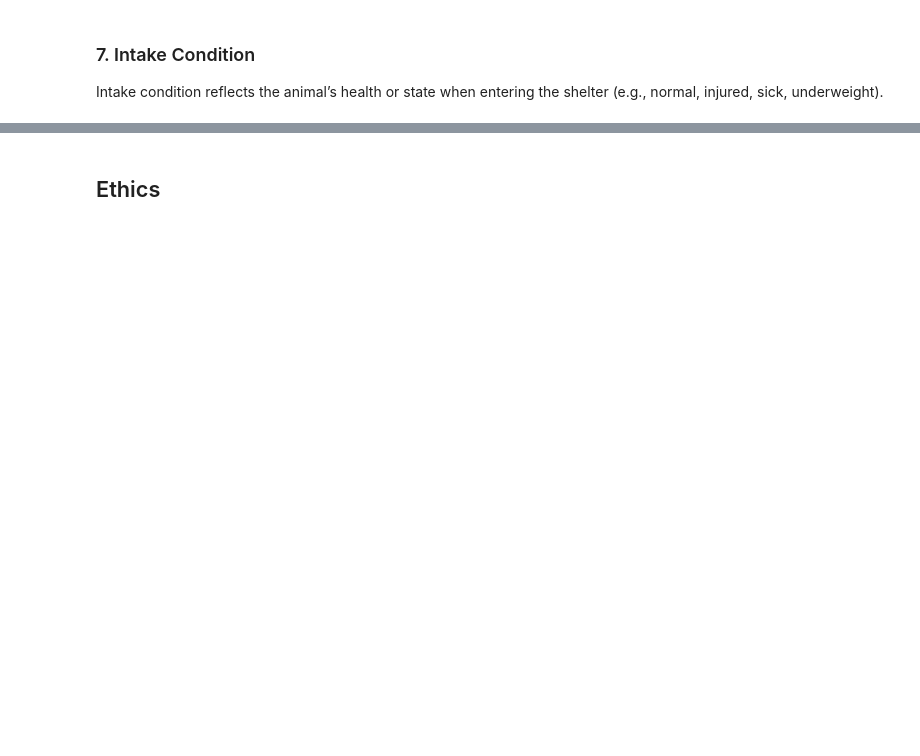
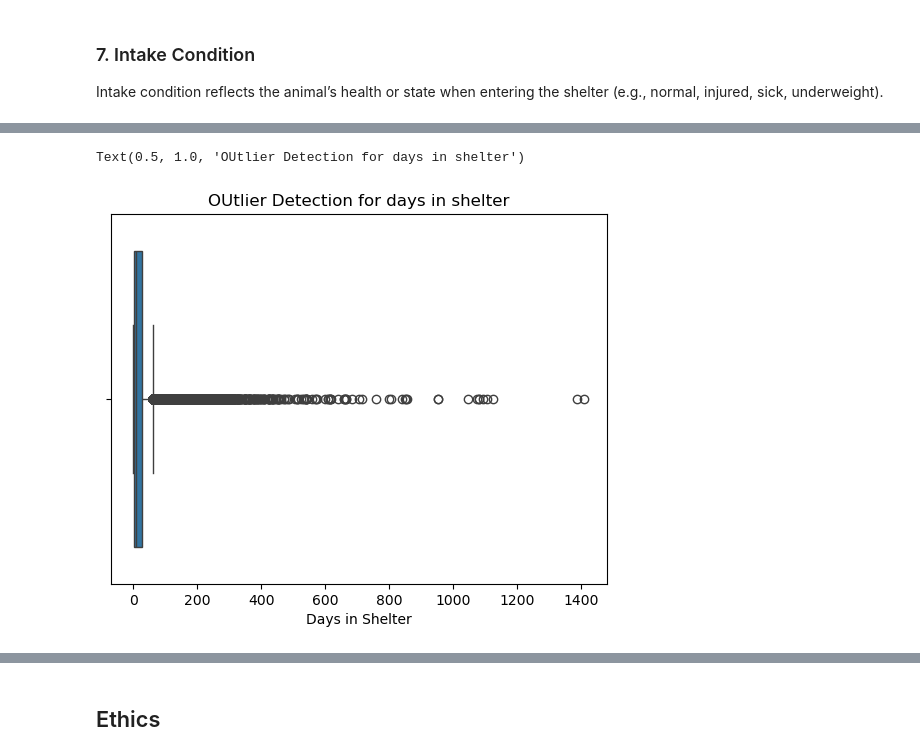
Before and after one commit to mareRong/Long-Beach-Pet-Shelter-Analysis, a Jupyter notebook: 02-EDACheckpoint.ipynb, the cells around one changed output, grey strips where cells are left out. Cells and saved outputs as stored; diff of their text form; code cells hidden in the pictures; blank space fills up the shorter version.

```diff
--- a/02-EDACheckpoint.ipynb
+++ b/02-EDACheckpoint.ipynb
@@ -392,0 +408,8 @@ plt.xticks(rotation=45)
+# %%
+#outliers in Days in Shelter
+sns.boxplot(
+    x = df['Days in Shelter'])
+plt.title('OUtlier Detection for days in shelter')
+# %% [output]
+Text(0.5, 1.0, 'OUtlier Detection for days in shelter')
+[figure, added]
```
Also changed, not shown: parts of 32 cells of this notebook.
